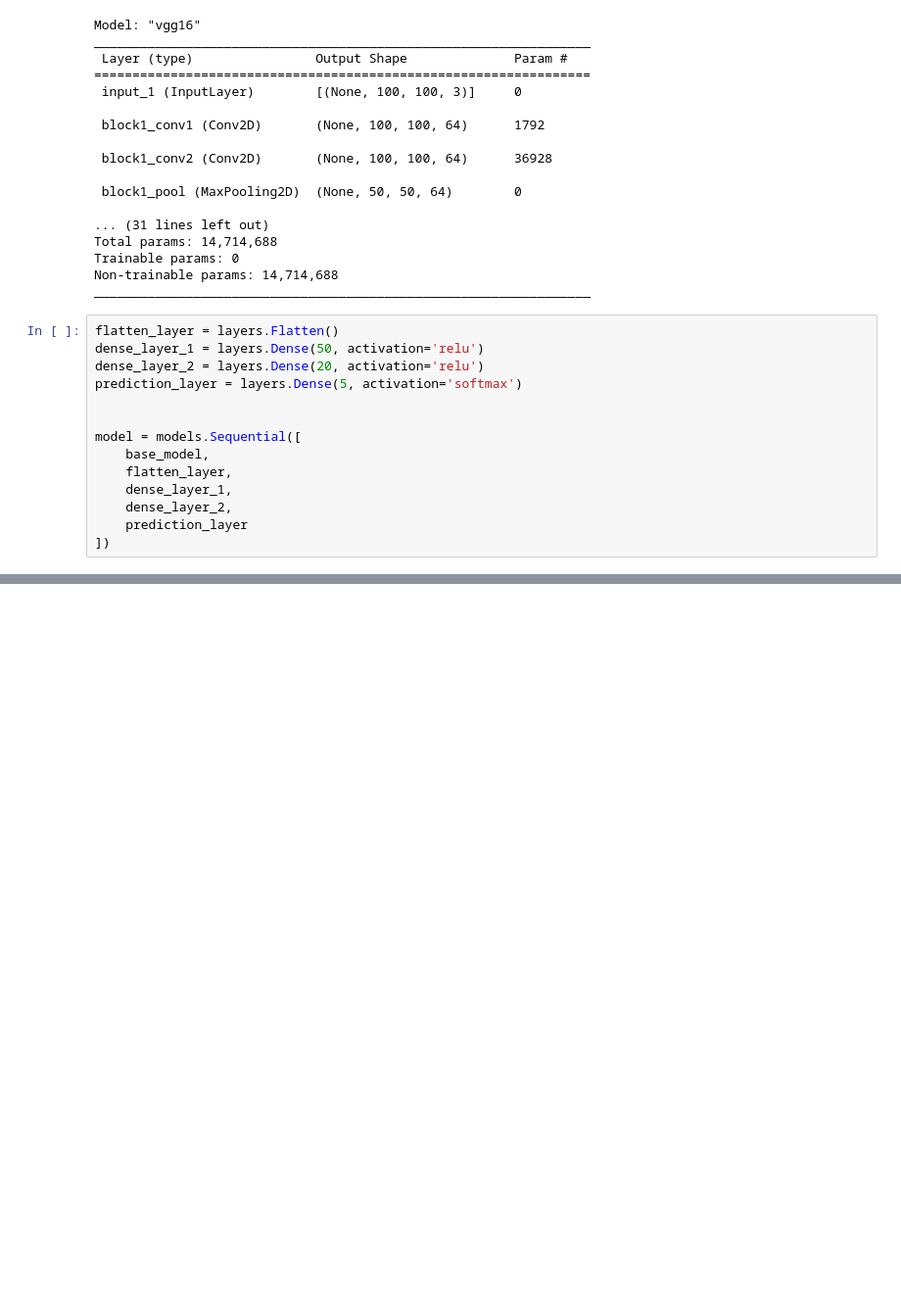
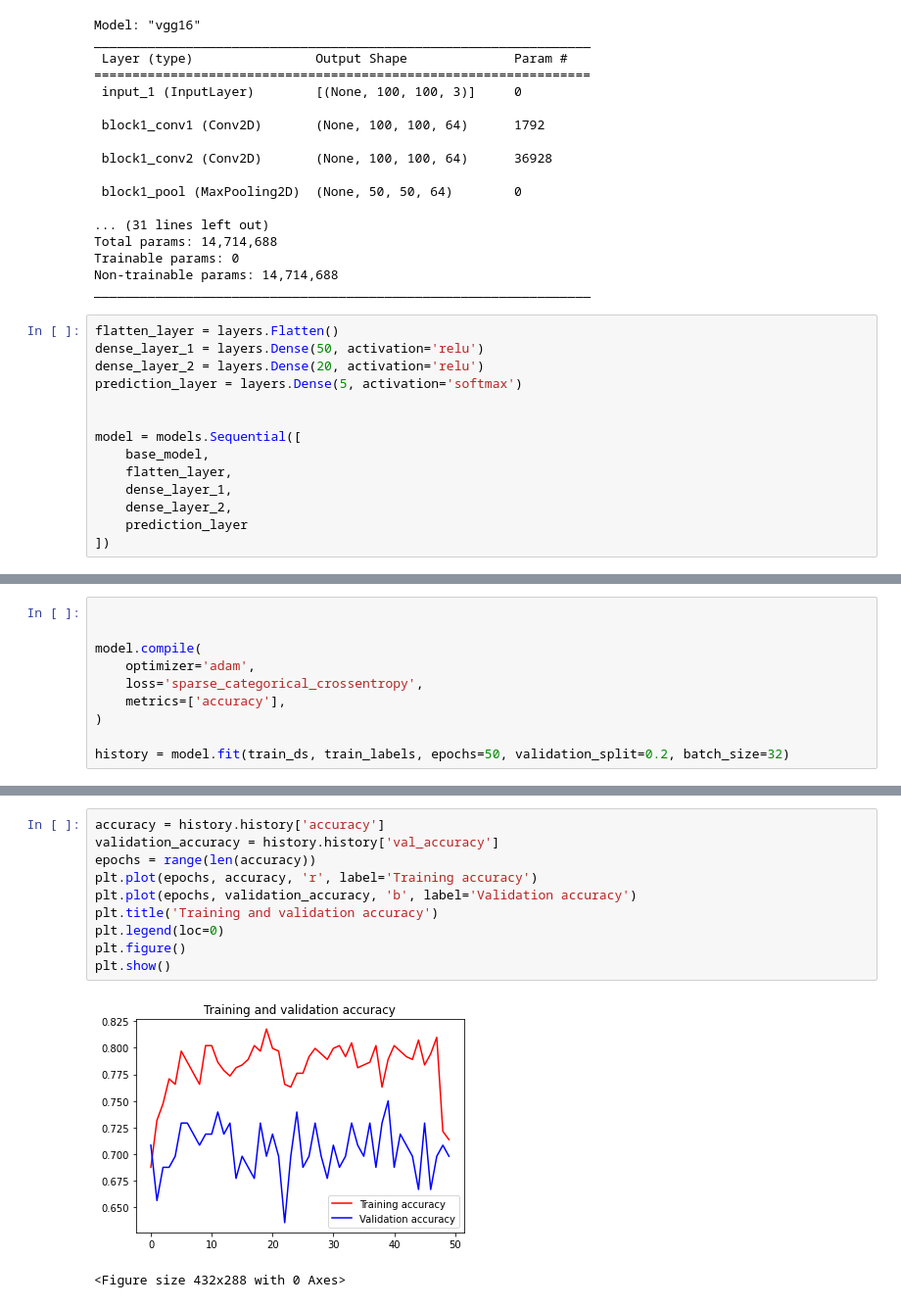
Before and after one commit to kscaiza2/MineriaCaizaAlcivar_U3Lab1, a Jupyter notebook: CNN.ipynb, the cells around one changed output, grey strips where cells are left out. Shown: that part at 98% size. Drawn from its saved outputs; the diff is of its cells as text; blank space fills up the shorter version.

```diff
--- a/CNN.ipynb
+++ b/CNN.ipynb
@@ -213,0 +216,10 @@ model = models.Sequential([
+# %%
+
+
+model.compile(
+    optimizer='adam',
+    loss='sparse_categorical_crossentropy',
+    metrics=['accuracy'],
+)
+
+history = model.fit(train_ds, train_labels, epochs=50, validation_split=0.2, batch_size=32)
@@ -213,0 +275,13 @@ model = models.Sequential([
+# %%
+accuracy = history.history['accuracy']
+validation_accuracy = history.history['val_accuracy']
+epochs = range(len(accuracy))
+plt.plot(epochs, accuracy, 'r', label='Training accuracy')
+plt.plot(epochs, validation_accuracy, 'b', label='Validation accuracy')
+plt.title('Training and validation accuracy')
+plt.legend(loc=0)
+plt.figure()
+plt.show()
+# %% [output]
+[figure, added]
+<Figure size 432x288 with 0 Axes>
```
Also changed, not shown: parts of 4 cells of this notebook.
